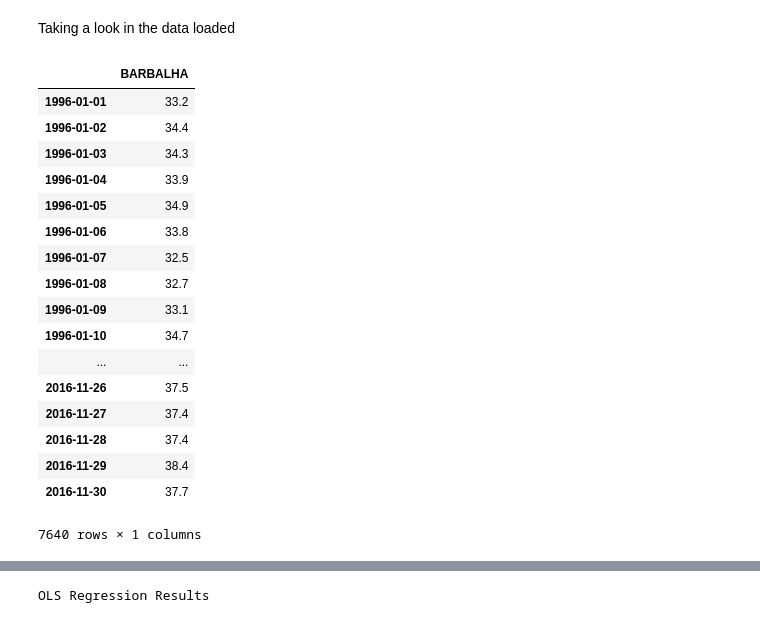
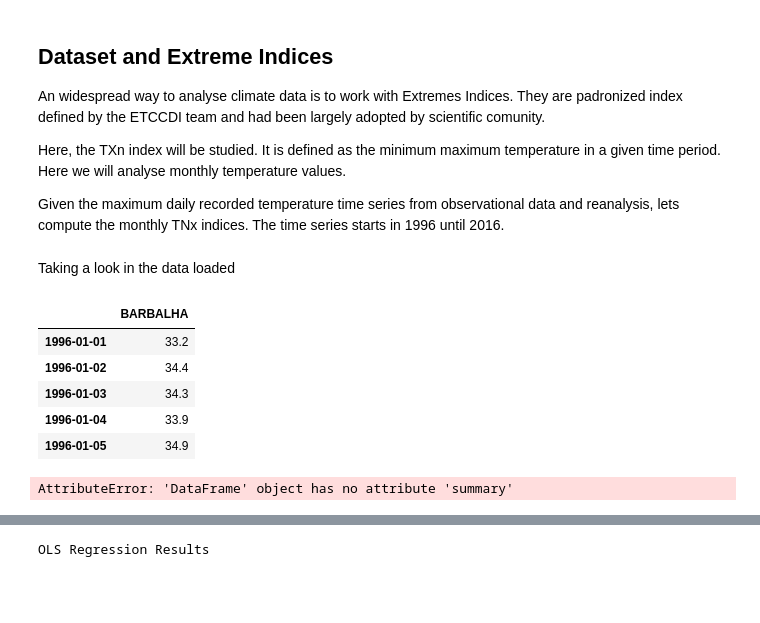
Before and after one commit to jaglima/jupyter_studies, a Jupyter notebook: regression_test.ipynb, the cells around one changed output, grey strips where cells are left out. Drawn from its saved outputs; the diff is of its cells as text; code cells hidden in the pictures; blank space fills up the shorter version.

```diff
--- a/regression_test.ipynb
+++ b/regression_test.ipynb
@@ -15,6 +9,14 @@ Using a regression, we want adjust a line between the observed data and simulate
+# %% [markdown]
+## Dataset and Extreme Indices
+
+An widespread way to analyse climate data is to work with Extremes Indices. They are padronized index defined by the ETCCDI team and had been largely adopted by scientific comunity.
+
+Here, the TXn index will be studied. It is defined as the minimum maximum temperature in a given time period. Here we will analyse monthly temperature values.
+
+Given the maximum daily recorded temperature time series from observational data and reanalysis, lets compute the monthly TNx indices. The time series starts in 1996 until 2016.
 # %%
 import pandas as pd
-path = 'data/'
+path = '/media/desplein/store/projetoMeteo/data_bases/'
 ini = '1996-01-01'
 end = '2016-11-30'
 locations = ['BARBALHA']
@@ -24,24 +26,16 @@ reanalysis = pd.read_csv(path + 'noaa_reanalysis_tmax_BARBALHA.csv', index_col=0
 # %% [markdown]
 Taking a look in the data loaded
 # %%
-stations
+stations.head()
 # %% [output]
 |  | BARBALHA |
 | 1996-01-01 | 33.2 |
 | 1996-01-02 | 34.4 |
 | 1996-01-03 | 34.3 |
 | 1996-01-04 | 33.9 |
 | 1996-01-05 | 34.9 |
-| 1996-01-06 | 33.8 |
-| 1996-01-07 | 32.5 |
-| 1996-01-08 | 32.7 |
-| 1996-01-09 | 33.1 |
-| 1996-01-10 | 34.7 |
-| ... | ... |
-| 2016-11-26 | 37.5 |
-| 2016-11-27 | 37.4 |
-| 2016-11-28 | 37.4 |
-| 2016-11-29 | 38.4 |
-| 2016-11-30 | 37.7 |
-7640 rows × 1 columns
+# %%
+stations.summary()
+# %% [output]
+AttributeError: 'DataFrame' object has no attribute 'summary'
 # %%
```
Also changed, not shown: parts of 13 cells of this notebook.
